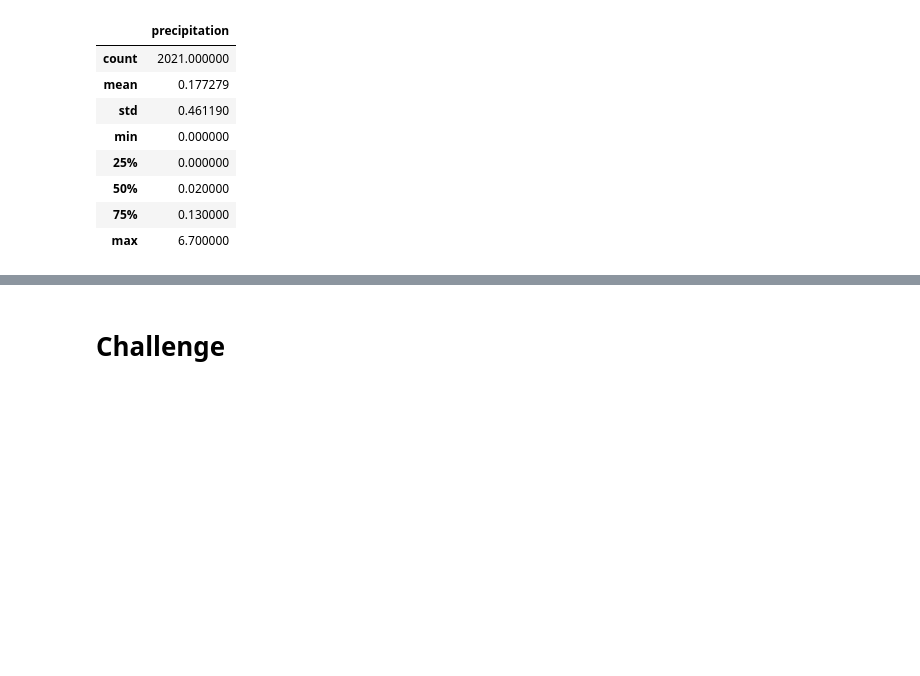
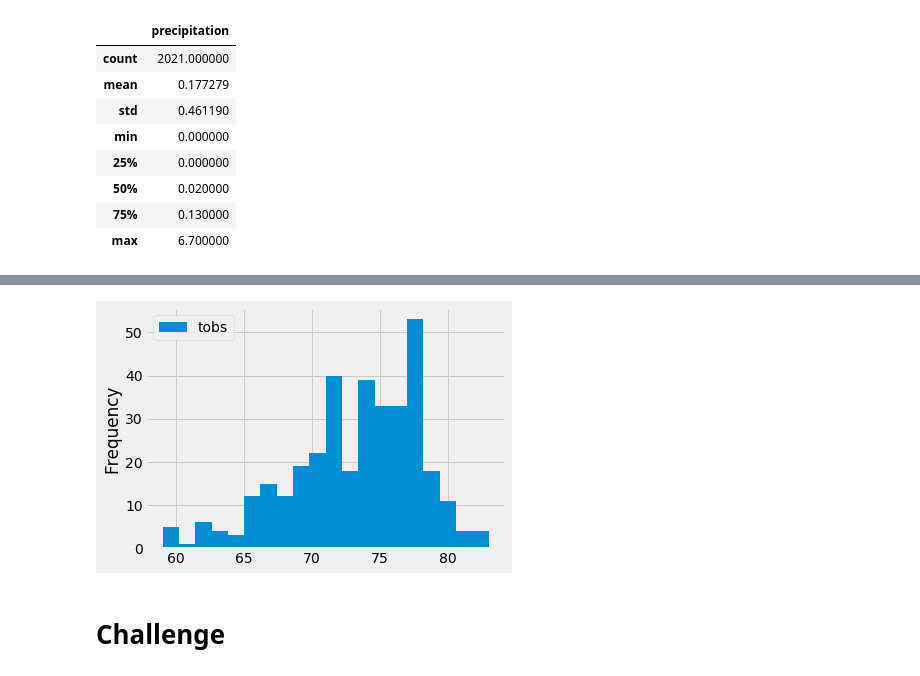
Before and after one commit to CocoLB/09-Surfs_up, a Jupyter notebook: climate_analysis.ipynb, the cells around one changed output, grey strips where cells are left out. Drawn from its saved outputs; the diff is of its cells as text; code cells hidden in the pictures; blank space fills up the shorter version.

```diff
--- a/climate_analysis.ipynb
+++ b/climate_analysis.ipynb
@@ -92,3 +127,9 @@ df.describe()
+# %%
+# skill drill - 20 bins
+df.plot.hist(bins=20)
+plt.tight_layout()
+# %% [output]
+[figure, added]
 # %%
 # Write a function called `calc_temps` that will accept start date and end date in the format '%Y-%m-%d'
 # and return the minimum, average, and maximum temperatures for that range of dates
```
Also changed, not shown: parts of 5 cells of this notebook.
